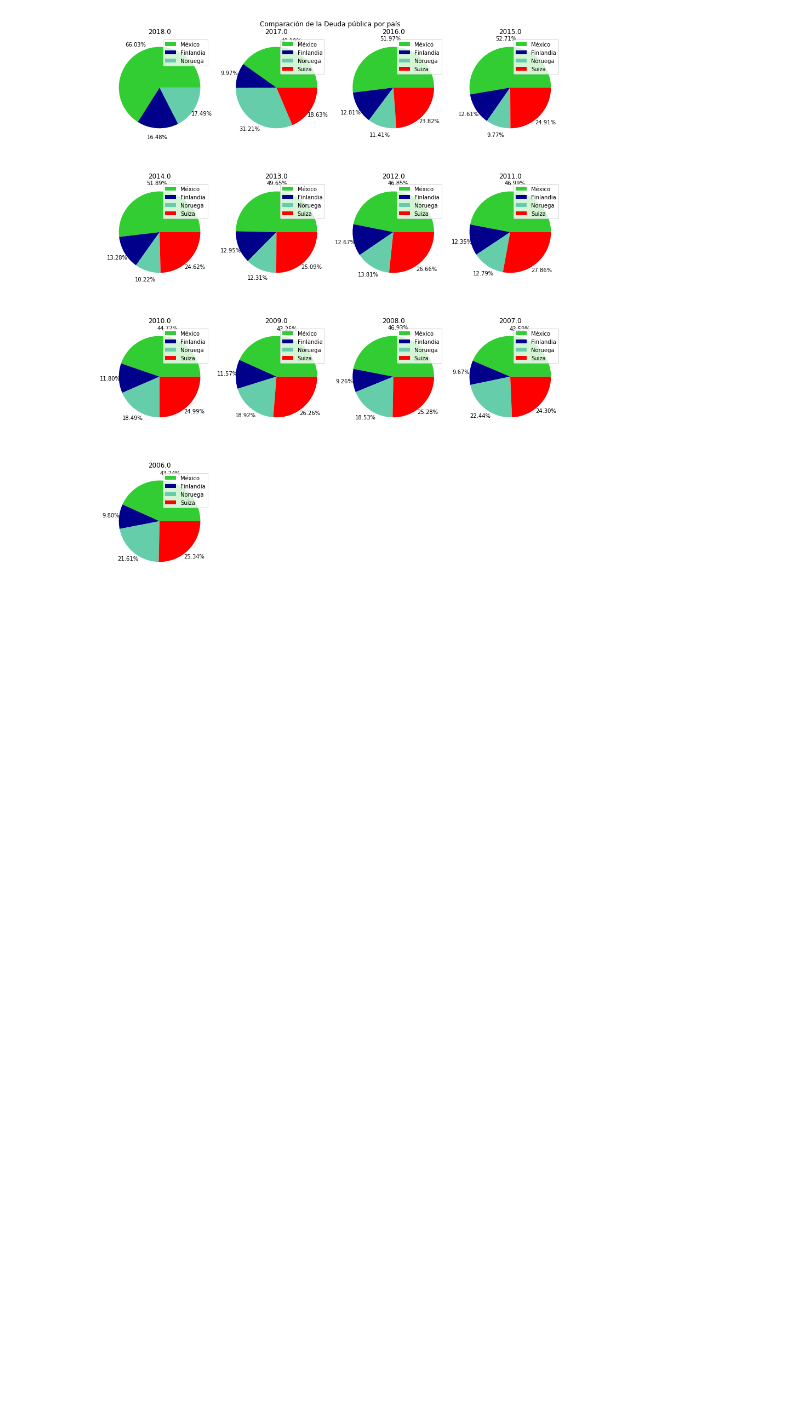
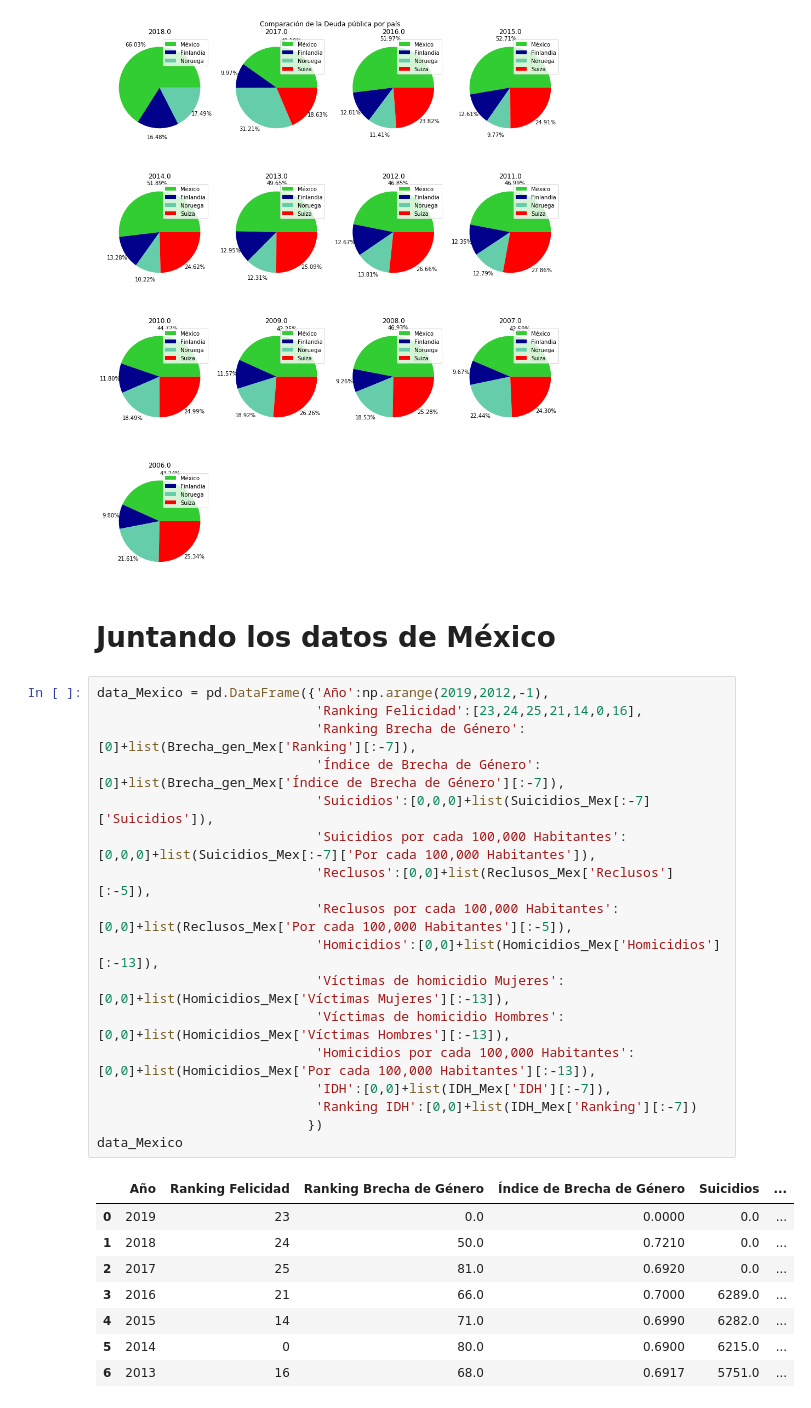
Before and after one commit to JonathanMartignon/VisInfo, a Jupyter notebook: Tarea8_Martiñon/Código/Operaciones entre Datos.ipynb, the cells around one changed output. Drawn from its saved outputs; the diff is of its cells as text; blank space fills up the shorter version.

```diff
--- a/Tarea8_Martiñon/Código/Operaciones entre Datos.ipynb
+++ b/Tarea8_Martiñon/Código/Operaciones entre Datos.ipynb
@@ -306,3 +306,31 @@ fig.tight_layout()
 plt.show()
 # %% [output]
 [figure]
+# %% [markdown]
+# Juntando los datos de México
+# %%
+data_Mexico = pd.DataFrame({'Año':np.arange(2019,2012,-1),
+                            'Ranking Felicidad':[23,24,25,21,14,0,16],
+                            'Ranking Brecha de Género':[0]+list(Brecha_gen_Mex['Ranking'][:-7]),
+                            'Índice de Brecha de Género':[0]+list(Brecha_gen_Mex['Índice de Brecha de Género'][:-7]),
+                            'Suicidios':[0,0,0]+list(Suicidios_Mex[:-7]['Suicidios']),
+                            'Suicidios por cada 100,000 Habitantes':[0,0,0]+list(Suicidios_Mex[:-7]['Por cada 100,000 Habitantes']),
+                            'Reclusos':[0,0]+list(Reclusos_Mex['Reclusos'][:-5]),
+                            'Reclusos por cada 100,000 Habitantes':[0,0]+list(Reclusos_Mex['Por cada 100,000 Habitantes'][:-5]),
+                            'Homicidios':[0,0]+list(Homicidios_Mex['Homicidios'][:-13]),
+                            'Víctimas de homicidio Mujeres':[0,0]+list(Homicidios_Mex['Víctimas Mujeres'][:-13]),
+                            'Víctimas de homicidio Hombres':[0,0]+list(Homicidios_Mex['Víctimas Hombres'][:-13]),
+                            'Homicidios por cada 100,000 Habitantes':[0,0]+list(Homicidios_Mex['Por cada 100,000 Habitantes'][:-13]),
+                            'IDH':[0,0]+list(IDH_Mex['IDH'][:-7]),
+                            'Ranking IDH':[0,0]+list(IDH_Mex['Ranking'][:-7])
+                           })
+data_Mexico
+# %% [output]
+|  | Año | Ranking Felicidad | Ranking Brecha de Género | Índice de Brecha de Género | Suicidios | ... |
+| 0 | 2019 | 23 | 0.0 | 0.0000 | 0.0 | ... |
+| 1 | 2018 | 24 | 50.0 | 0.7210 | 0.0 | ... |
+| 2 | 2017 | 25 | 81.0 | 0.6920 | 0.0 | ... |
+| 3 | 2016 | 21 | 66.0 | 0.7000 | 6289.0 | ... |
+| 4 | 2015 | 14 | 71.0 | 0.6990 | 6282.0 | ... |
+| 5 | 2014 | 0 | 80.0 | 0.6900 | 6215.0 | ... |
+| 6 | 2013 | 16 | 68.0 | 0.6917 | 5751.0 | ... |
```
Also changed, not shown: parts of 2 cells of this notebook.
